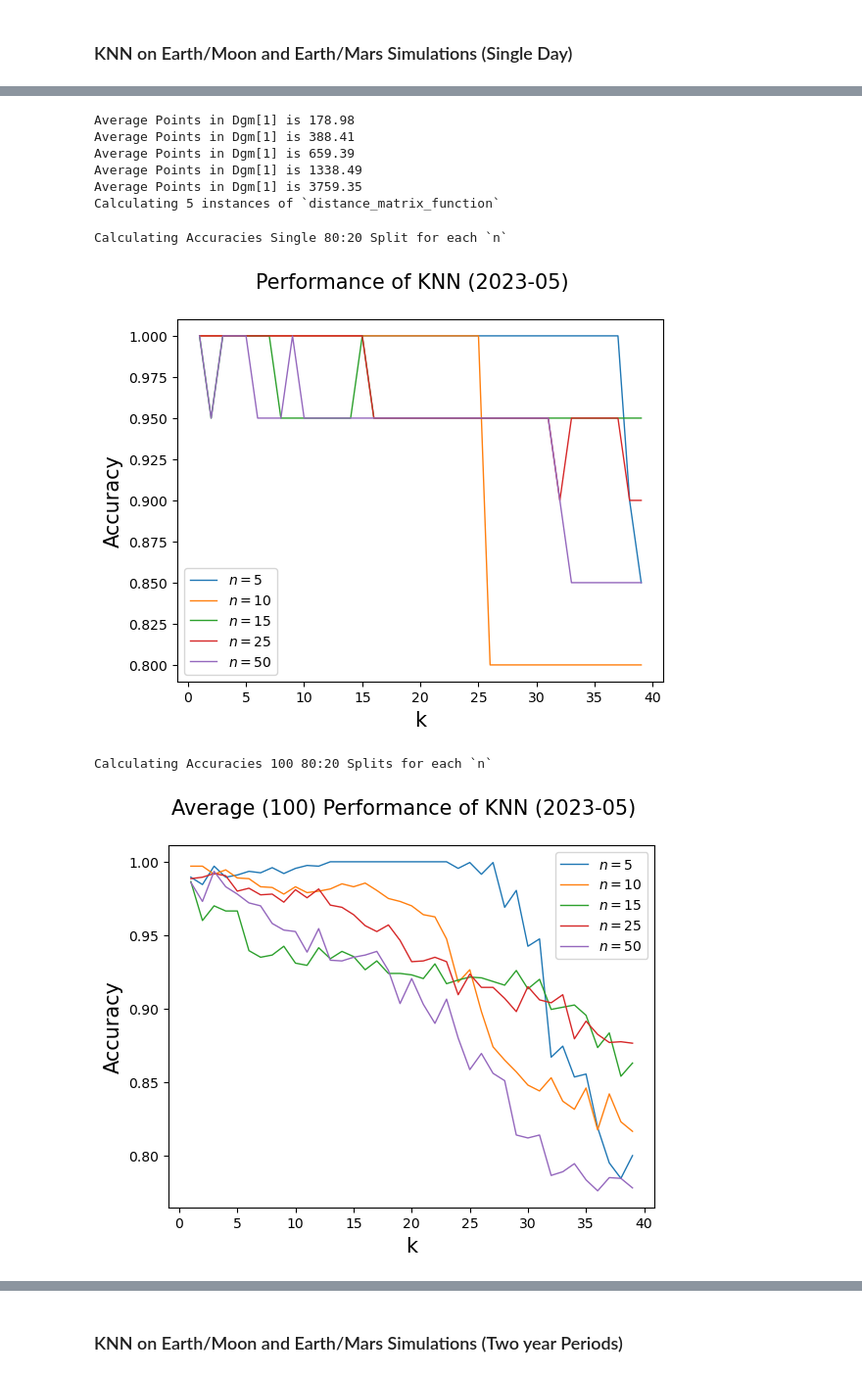
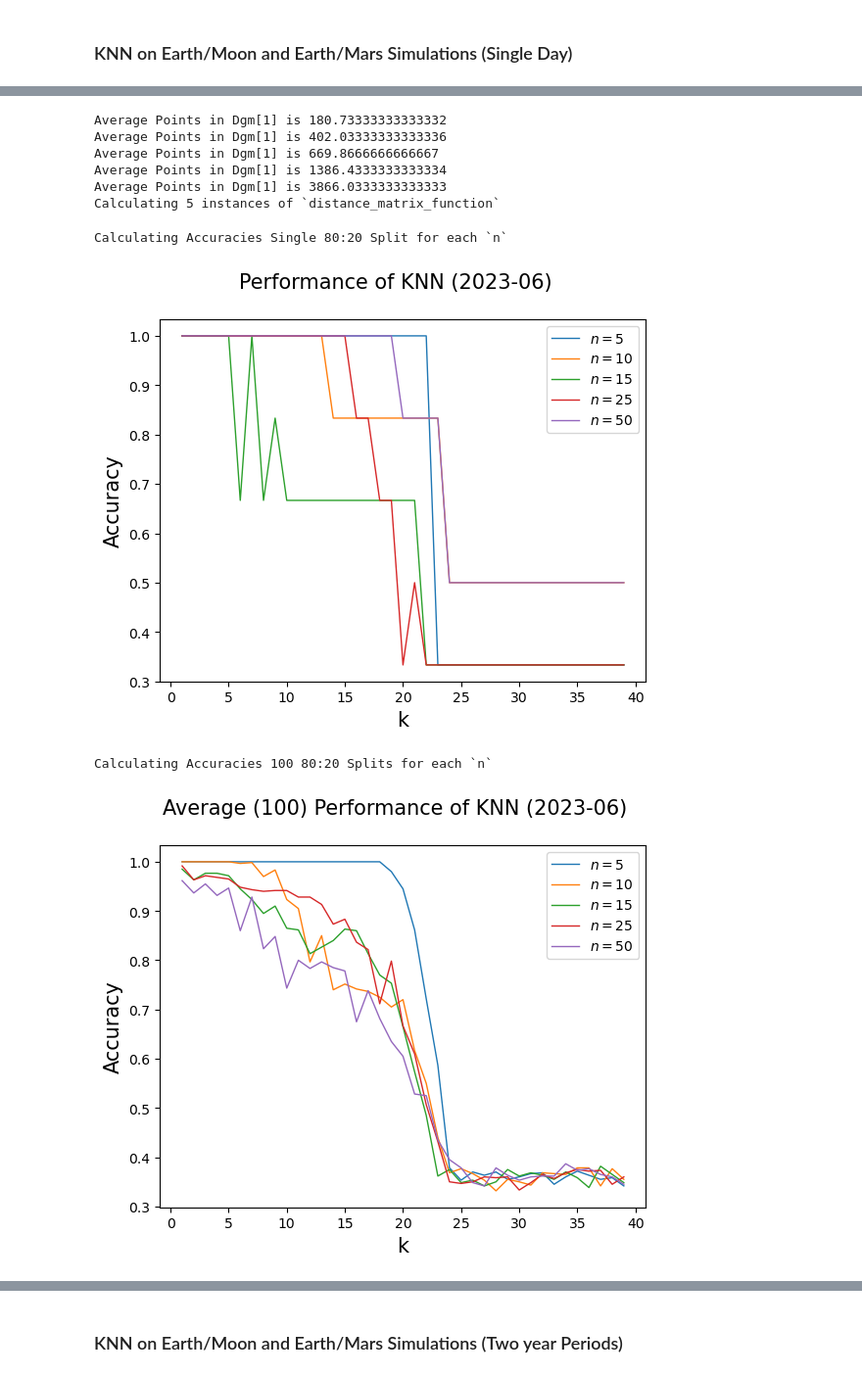
Before and after one commit to TheaMAS/sat-parser, a Jupyter notebook: Experiments.ipynb, the cells around one changed output, grey strips where cells are left out. Shown: that part at 98% size. Cells and saved outputs as stored; diff of their text form; code cells hidden in the pictures.

```diff
--- a/Experiments.ipynb
+++ b/Experiments.ipynb
@@ -59,6 +61,32 @@ def generate_orb_files(folder_name, name, satellites, date):
                 generate_orb(satellites, name, date),
                 f"experiments/{folder_name}/{name}", "orb")
         return name + ".orb"
+
+def save_pgf_dat(filepath, columns, title=None):
+    n = len(columns[0])
+    rows = []
+    for i in range(n):
+        row = []
+        for col in columns:
+            row.append(str(col[i]))
+        rows.append(" ".join(row))
+
+    if title:
+        title_row = " ".join(title)
+        rows = [title_row] + rows
+
+    content = "\n".join(rows)
+    with open(f"{filepath}", "w") as file:
+        file.write(content)
+
+    return None
+
+# save_pgf_dat("./outputs/test_pgf.dat", [[0, 1, 2], [3, 4, 5], [6, 7, 8]])
+
+def find_nearest(array, value):
+    array = np.asarray(array);
+    index = (np.abs(array - value)).argmin();
+    return index;
 # %% [markdown]
 ## Average of $L(\mu^k)(i, j) = $ sum of intervals in entry $(i, j)$
 # %%
@@ -394,7 +435,7 @@ truncated frame_count=4 to 3
 # %%
 n_list = [5, 10, 15, 25, 50]
 # n_list = [5, 10, 15]
-simulation_count = 50 # number of simulations to run for each `n`
+simulation_count = 15 # number of simulations to run for each `n`
 # simulation_count = 5
 
 date = datetime.now()
@@ -513,6 +554,9 @@ ax.set_ylabel("Accuracy", fontsize=15)
 fig.suptitle(f"Performance of KNN ({date.strftime('%Y-%m')})", fontsize=15)
 plt.legend(labels)
 plt.savefig(f"{folder_base}/knn_single_overlay_today.png")
+save_pgf_dat(f"{folder_base}/knn_single_overlay_today_{simulation_count}_h{dim}.dat",
+    [ks] + [accuracies[i] for i in range(len(n_list))],
+    ["x"] + [str(n) for n in n_list])
 plt.show()
 
 m = 100
@@ -544,5 +588,9 @@ ax.set_ylabel("Accuracy", fontsize=15)
 fig.suptitle(f"Average ({m}) Performance of KNN ({date.strftime('%Y-%m')})", fontsize=15)
 plt.legend(labels)
 plt.savefig(f"{folder_base}/knn_average_training_overlay_today.png")
+save_pgf_dat(
+    f"{folder_base}/knn_single_overlay_average_{simulation_count}_h{dim}.dat",
+    [ks] + [accuracies[i] for i in range(len(n_list))],
+    ["x"] + [str(n) for n in n_list])
 plt.show()
 # %% [output]
@@ -553,14 +600,14 @@ Running SOAP on ORB files
 31:84: execution error: System Events got an error: Can’t set application process "SOAP" to false. (-10006)
 57:66: execution error: System Events got an error: Can’t set process "SOAP" to true. (-10006)
 31:84: execution error: System Events got an error: Can’t set application process "SOAP" to false. (-10006)
 57:66: execution error: System Events got an error: Can’t set process "SOAP" to true. (-10006)
-Average Points in Dgm[1] is 178.98
-Average Points in Dgm[1] is 388.41
-Average Points in Dgm[1] is 659.39
-Average Points in Dgm[1] is 1338.49
-Average Points in Dgm[1] is 3759.35
+Average Points in Dgm[1] is 180.73333333333332
+Average Points in Dgm[1] is 402.03333333333336
+Average Points in Dgm[1] is 669.8666666666667
+Average Points in Dgm[1] is 1386.4333333333334
+Average Points in Dgm[1] is 3866.0333333333333
 Calculating 5 instances of `distance_matrix_function`
 Calculating Accuracies Single 80:20 Split for each `n`
-[figure, old version]
+[figure, new version]
 Calculating Accuracies 100 80:20 Splits for each `n`
-[figure, old version]
+[figure, new version]
```
Also changed, not shown: parts of 5 cells of this notebook.
